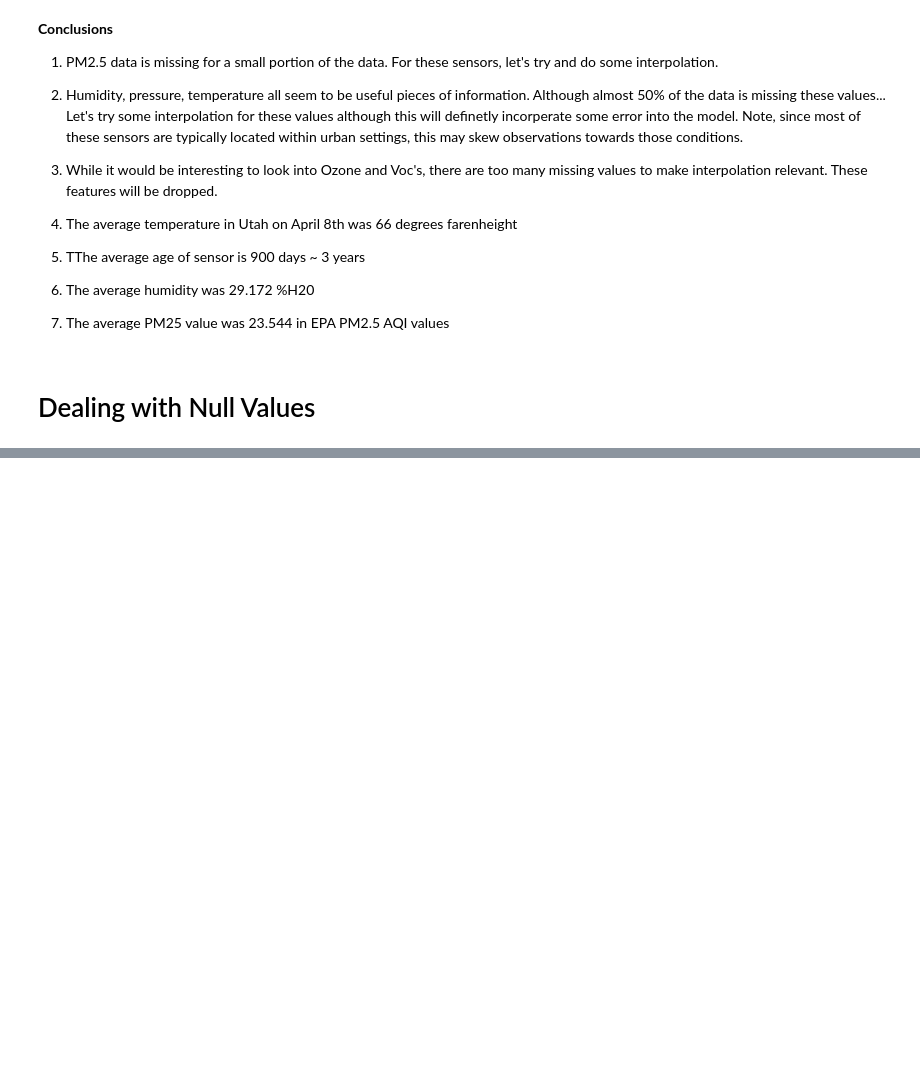
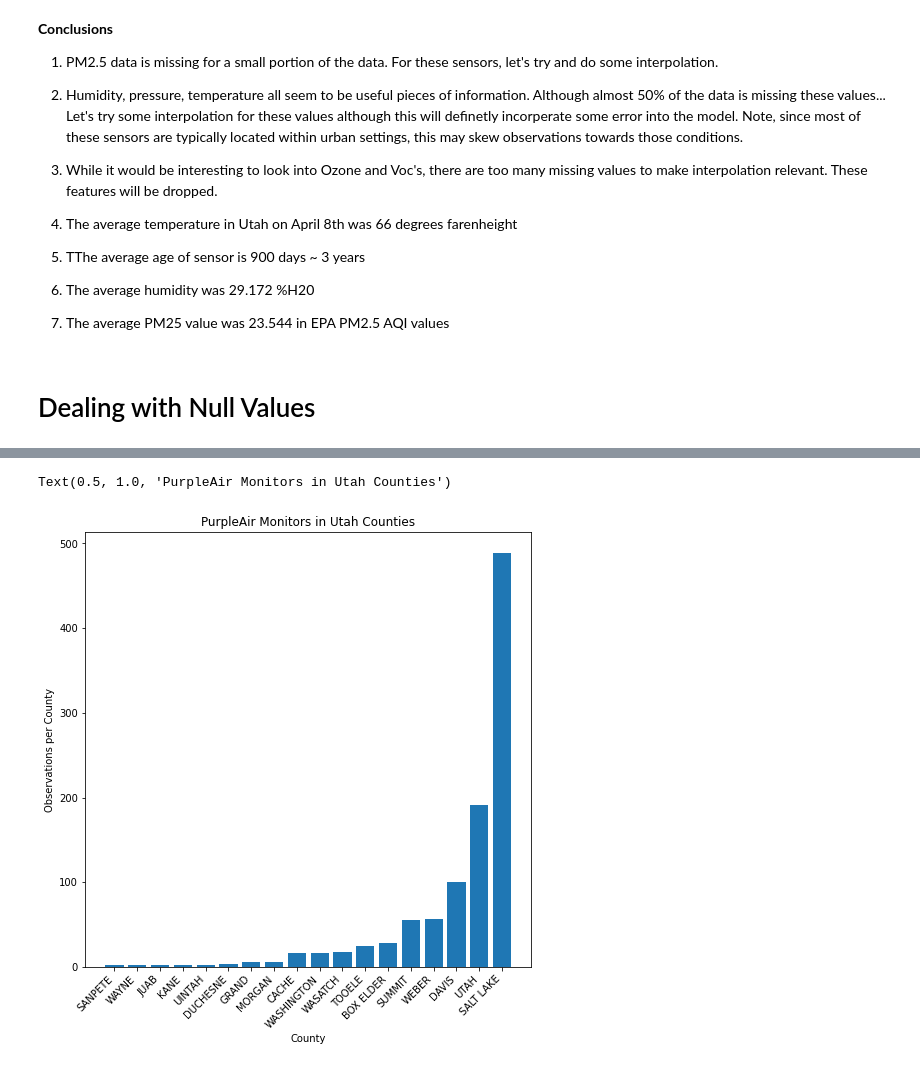
Before and after one commit to greglee1905/Purp_Air_Analysis, a Jupyter notebook: Module_6.ipynb, the cells around one changed output, grey strips where cells are left out. Saved outputs shown, nothing was run; the diff lists cells and outputs as text; code cells hidden in the pictures; blank space fills up the shorter version.

```diff
--- a/Module_6.ipynb
+++ b/Module_6.ipynb
@@ -243,0 +429,9 @@ ctx.add_basemap(ax)
+# %%
+ut_fill_gdf = gpd.GeoDataFrame(ut_df_filled, geometry=gpd.points_from_xy(ut_df_filled.Lon,ut_df_filled.Lat))
+ut_fill_gdf.crs = {'init' :'epsg:4326'}
+ut_fill_gdf = ut_fill_gdf.to_crs({'init': 'epsg:3857'})
+# %%
+#Let's get only the country data using a spatial join
+count_spa_joi = gpd.sjoin(ut_fill_gdf, counties_gdf, op= 'within')
+county_hr_25 = count_spa_joi.groupby(['NAME','Time'])['PM2_5Value'].mean()
+count_hr_25 = pd.DataFrame(county_hr_25).reset_index()
@@ -243,0 +456,11 @@ ctx.add_basemap(ax)
+# %%
+#What are the counts per sensor before joining
+totals = count_spa_joi.groupby(['NAME','Time'])['PM2_5Value'].count()
+totals = pd.DataFrame(totals).reset_index()
+pm_counts = totals.drop_duplicates('NAME')
+
+#There are differing counts for Salt Lake throughout the day so let's just average these values to create one value
+pm_counts['PM2_5Value'][pm_counts['NAME']=='SALT LAKE'].mean()
+
+pm_counts_sel = pm_counts[pm_counts['NAME']!='SALT LAKE']
+pm_counts_sel.reset_index(drop=True)
@@ -243,0 +486,17 @@ ctx.add_basemap(ax)
+# %%
+pm_counts_sel = pm_counts_sel.append({'NAME':'SALT LAKE',
+                      'Time':pm_counts_sel['Time'].iloc[1],
+                      'PM2_5Value':pm_counts['PM2_5Value'][pm_counts['NAME']=='SALT LAKE'].mean()}, ignore_index=True)
+#Order by Counts
+pm_counts_sel = pm_counts_sel.sort_values(by='PM2_5Value')
+
+#Plot
+f,ax = plt.subplots(1,1,figsize=(8,8))
+ax.bar(pm_counts_sel['NAME'],pm_counts_sel['PM2_5Value'])
+ax.set_xticklabels(pm_counts_sel['NAME'], rotation = 45, ha="right")
+ax.set_xlabel('County')
+ax.set_ylabel('Observations per County')
+ax.set_title('PurpleAir Monitors in Utah Counties')
+# %% [output]
+Text(0.5, 1.0, 'PurpleAir Monitors in Utah Counties')
+[figure, added]
```
Also changed, not shown: parts of 49 cells of this notebook, 48 other files.
